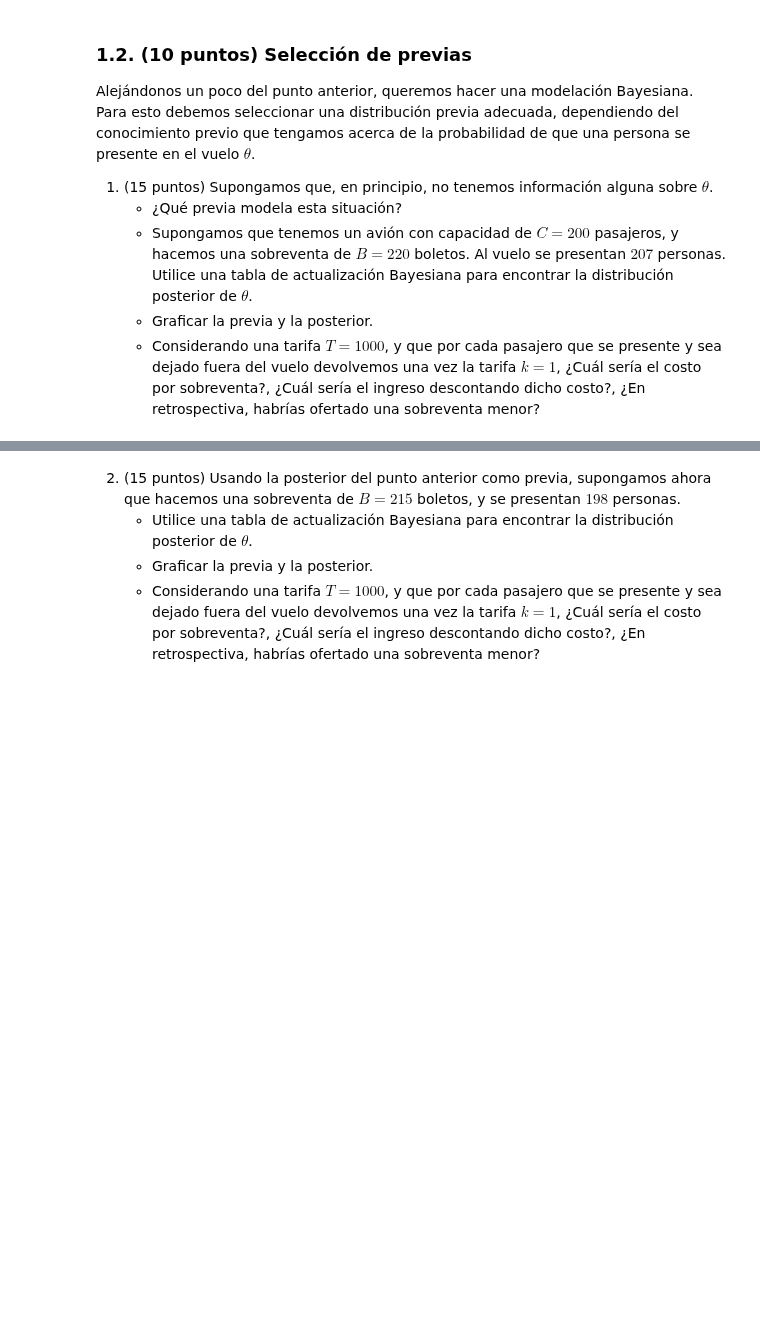
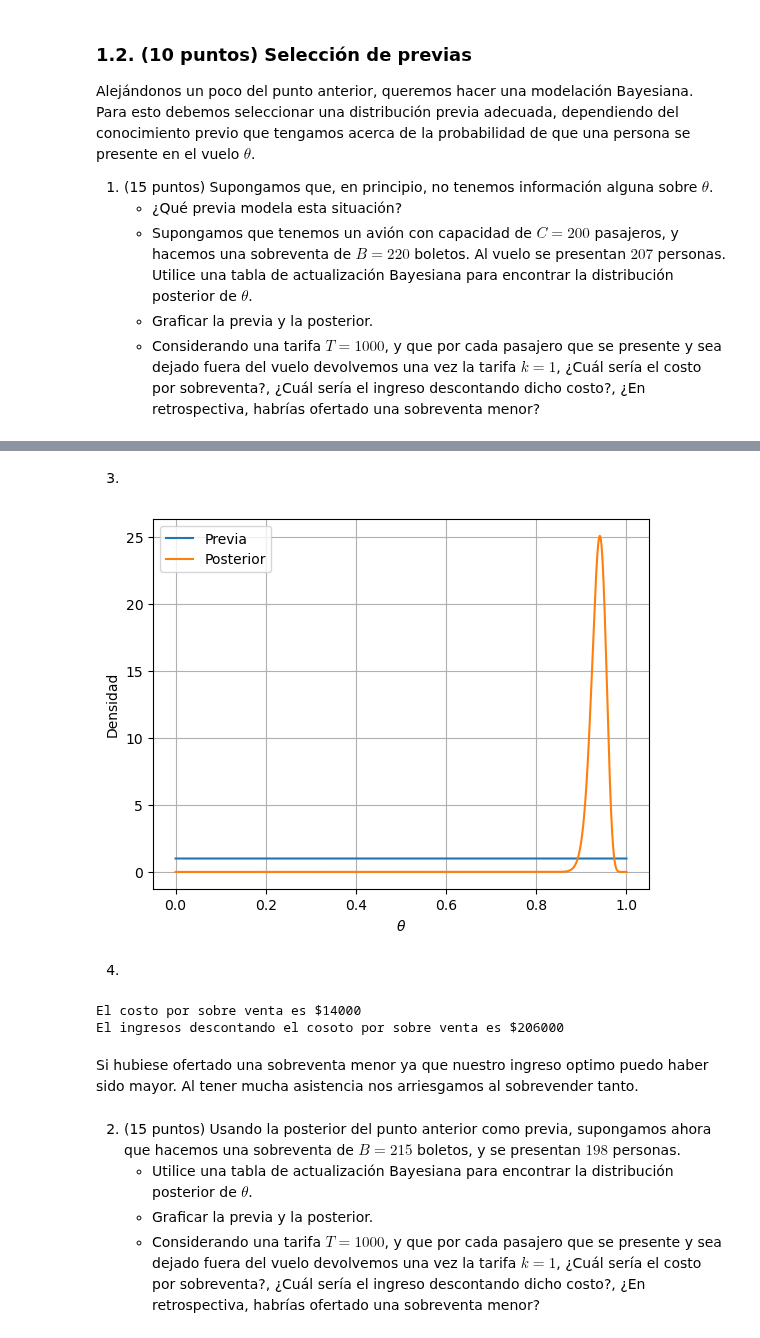
Before and after one commit to Carispa/Metodos-Bayesianos, a Jupyter notebook: Examenes/Examen1/examen1.ipynb, the cells around one changed output, grey strips where cells are left out. Cells and saved outputs as stored; diff of their text form; code cells hidden in the pictures; blank space fills up the shorter version.

```diff
--- a/Examenes/Examen1/examen1.ipynb
+++ b/Examenes/Examen1/examen1.ipynb
@@ -56,3 +135,46 @@ Alejándonos un poco del punto anterior, queremos hacer una modelación Bayesian
+# %% [markdown]
+3.
+# %%
+theta = np.linspace(0, 1, 10000)
+
+# Datos
+B = 220
+X = 207
+
+# Previa
+prior = stats.uniform.pdf(theta, 0, 1)
+# Posterior
+posterior = stats.beta.pdf(theta, X+1, B-X+1)
+
+# Graficamos
+plt.plot(theta, prior, label='Previa')
+plt.plot(theta, posterior, label='Posterior')
+plt.xlabel(r'$\theta$')
+plt.ylabel('Densidad')
+plt.legend()
+plt.grid()
+plt.show()
+# %% [output]
+[figure, added]
+# %% [markdown]
+4.
+# %%
+T = 1000
+k = 1
+X = 207
+C = 200
+B = 220
+
+cob = T*(k+1) * max(X-C,0)
+ingreso = T*B - cob
+
+print(f"El costo por sobre venta es ${cob}")
+print(f"El ingresos descontando el cosoto por sobre venta es ${ingreso}")
+# %% [output]
+El costo por sobre venta es $14000
+El ingresos descontando el cosoto por sobre venta es $206000
+# %% [markdown]
+Si hubiese ofertado una sobreventa menor ya que nuestro ingreso optimo puedo haber sido mayor. Al tener mucha asistencia nos arriesgamos al sobrevender tanto.
 # %% [markdown]
 2. (15 puntos) Usando la posterior del punto anterior como previa, supongamos ahora que hacemos una sobreventa de $B=215$ boletos, y se presentan $198$ personas.
    - Utilice una tabla de actualización Bayesiana para encontrar la distribución posterior de $\theta$.
```
Also changed, not shown: parts of 33 cells of this notebook.
